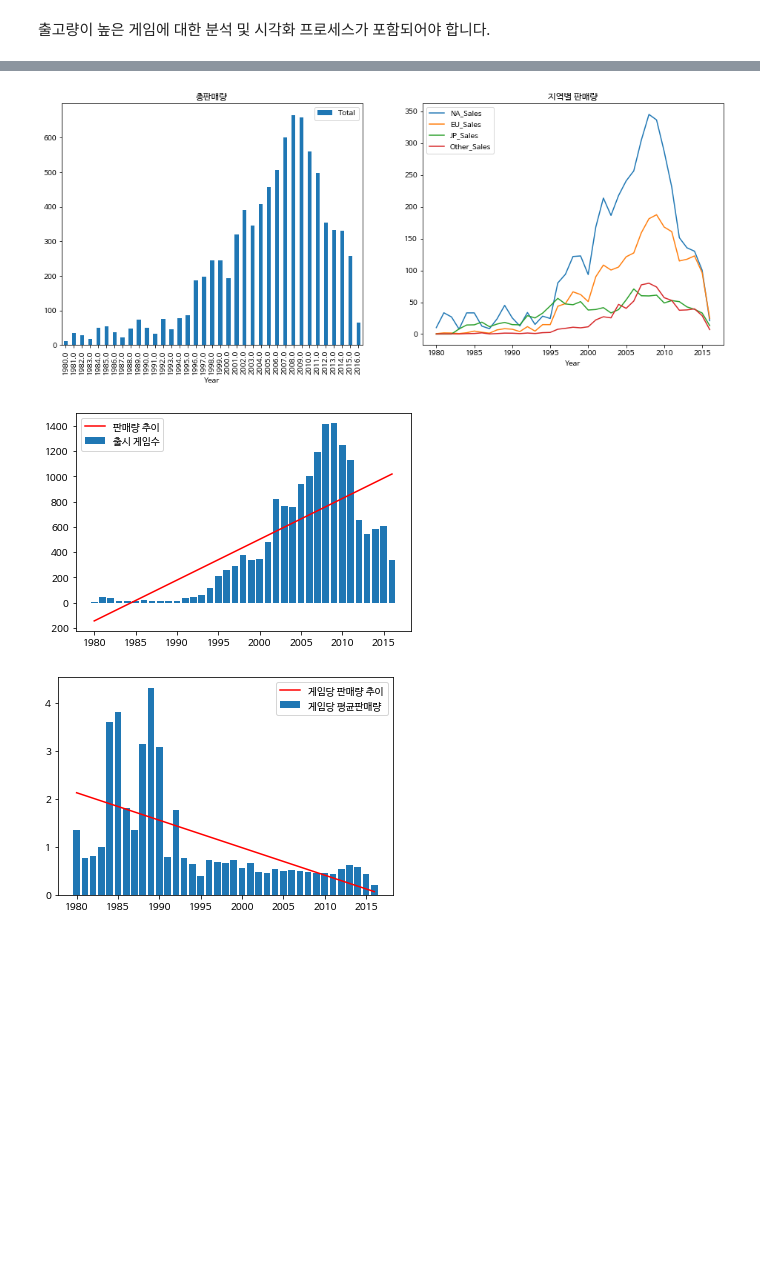
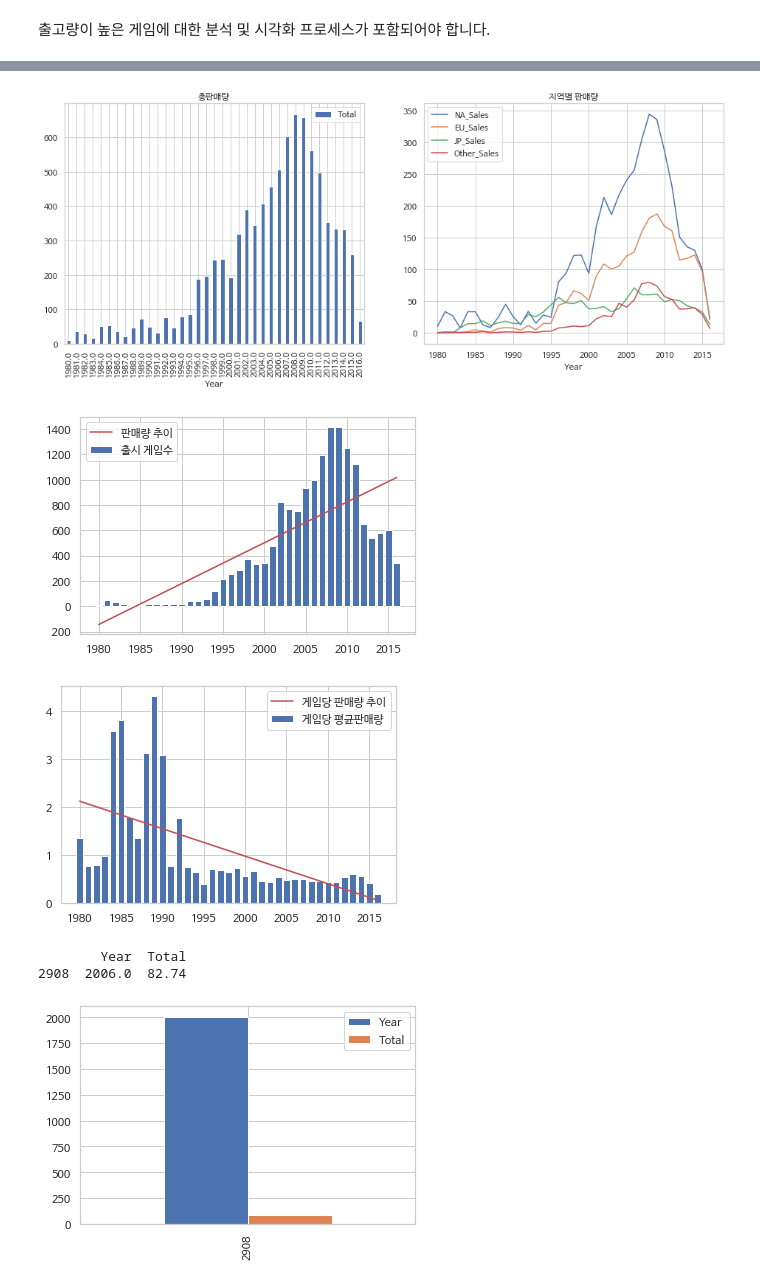
Before and after one commit to URAM-KOR/vgames2, a Jupyter notebook: AI_05_김우람_ipynb의_사본.ipynb, the cells around one changed output, grey strips where cells are left out. Cells and saved outputs as stored; diff of their text form; code cells hidden in the pictures; blank space fills up the shorter version.

```diff
--- a/AI_05_김우람_ipynb의_사본.ipynb
+++ b/AI_05_김우람_ipynb의_사본.ipynb
@@ -644,6 +661,16 @@ df5['Other_rank'] = Other_rank
 
 sample = df5[['NA_rank','EU_rank','JP_rank','Other_rank']]
 print(sample.corr())
+################# 퍼블리셔-랭킹 ######################
+
+df5['Pub_rank'] = df5['Total'].rank(method = 'max', ascending = False).T
+df5 = df5.sort_values('Pub_rank',ascending=True)
+print(df5.value_counts('Publisher'))
+
+sns.set_theme(style="whitegrid")
+plt.figure(figsize=(10,10))
+plt.xticks(rotation=60)
+ax = sns.violinplot(x=df5['Publisher'].head(30) , y="Pub_rank", data=df5)
 # %% [output]
                    NA_Sales  EU_Sales  JP_Sales  Other_Sales     Total  NA_rank  EU_rank  JP_rank  Other_rank
 Year   Genre
@@ -727,33 +755,40 @@ df2['count']=df.value_counts('Year', sort = False ).reset_index()[0]
 # print(df.groupby(['Year','Genre']).sum())
 
 
 f,ax = plt.subplots(1,2,figsize = (16,6))
 df[['Year', 'Total']].groupby(['Year']).sum().plot.bar(ax=ax[0])
 ax[0].set_title('총판매량')
 df[['Year', 'NA_Sales','EU_Sales','JP_Sales','Other_Sales']].groupby(['Year']).sum().plot.line(ax=ax[1])
 ax[1].set_title('지역별 판매량')
 plt.legend
 plt.show()
 
 
 res = stats.linregress(df2['Year'], df.value_counts('Year', sort = False ))
 plt.bar(df2['Year'],df.value_counts('Year', sort = False ) ,label='출시 게임수')
 plt.plot(df2['Year'], res.intercept + res.slope*df2['Year'], 'r', label='판매량 추이')
 plt.legend()
 plt.show()
 
 
 res = stats.linregress(df2['Year'], df2['Total']/df2['count'])
 plt.bar(df2['Year'],df2['Total']/df2['count'] ,label='게임당 평균판매량')
 plt.plot(df2['Year'], res.intercept + res.slope*df2['Year'], 'r', label='게임당 판매량 추이')
 plt.legend()
 plt.show()
+
+print(df[df['Name']=='Wii Sports'][['Year','Total']])
+df[df['Name']=='Wii Sports'][['Year','Total']].plot.bar()
+plt.show()
 # %% [output]
 fonts-nanum is already the newest version (20170925-1).
 0 upgraded, 0 newly installed, 0 to remove and 40 not upgraded.
 a <= Year <= b
 a 입력하세요
 b 입력하세요
-[figure, old version]
+[figure, new version]
-[figure, old version]
+[figure, new version]
-[figure, old version]
+[figure, new version]
+        Year  Total
+2908  2006.0  82.74
+[figure, added]
```
Also changed, not shown: parts of 5 cells of this notebook.
